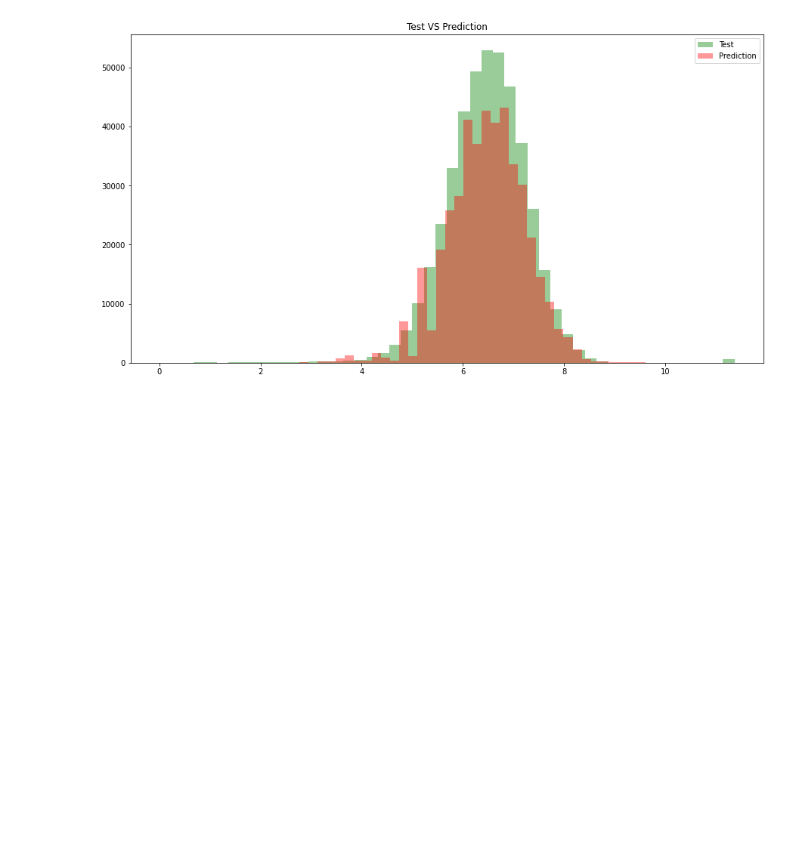
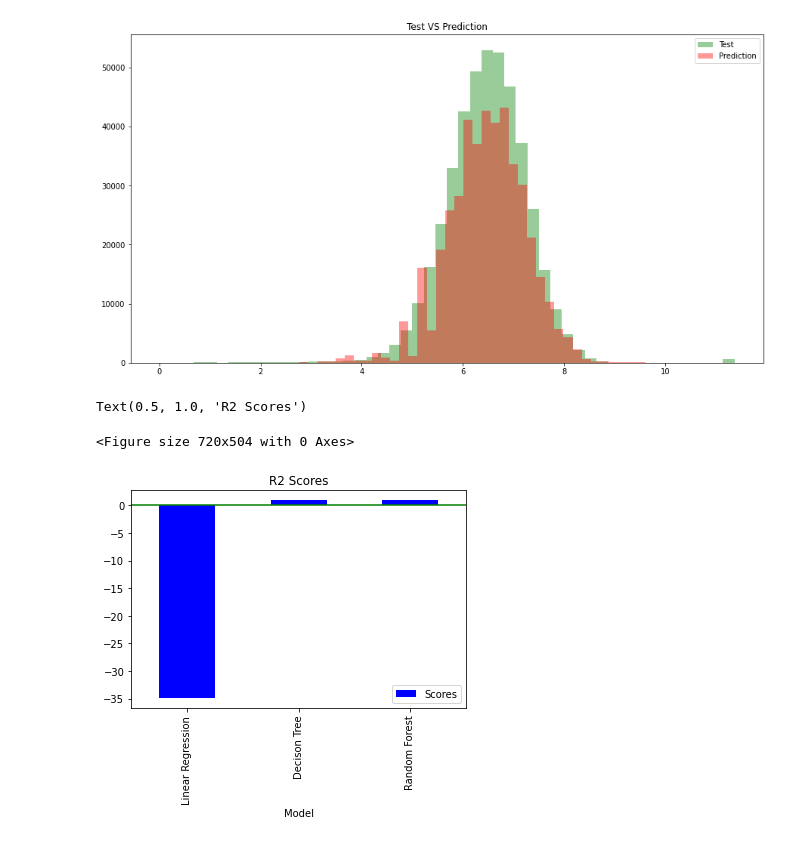
Before and after one commit to Vidhuran-Rajendran/NYC-Taxi-Trip-Time-Prediction, a Jupyter notebook: NYC_Taxi_Trip_Time_Prediction_Capstone_Project.ipynb, the cells around one changed output. Cells and saved outputs as stored; diff of their text form; code cells hidden in the pictures; blank space fills up the shorter version.

```diff
--- a/NYC_Taxi_Trip_Time_Prediction_Capstone_Project.ipynb
+++ b/NYC_Taxi_Trip_Time_Prediction_Capstone_Project.ipynb
@@ -641,3 +641,15 @@ plt.title("Test VS Prediction")
 # %% [output]
 Text(0.5, 1.0, 'Test VS Prediction')
 [figure]
+# %%
+#r2 score plot for all 3 models
+
+plt.figure(figsize=(10,7))
+r2 = pd.DataFrame({'Scores':np.array([r2_score(lr_pred, y_test), r2_score(dt_pred, y_test), r2_score(rf_pred, y_test)]), 'Model':np.array(['Linear Regression', 'Decison Tree', 'Random Forest'])})
+r2.set_index('Model').plot(kind="bar", color="blue")
+plt.axhline(y=0, color='g')
+plt.title("R2 Scores")
+# %% [output]
+Text(0.5, 1.0, 'R2 Scores')
+<Figure size 720x504 with 0 Axes>
+[figure, added]
```
Also changed, not shown: parts of 2 cells of this notebook.
